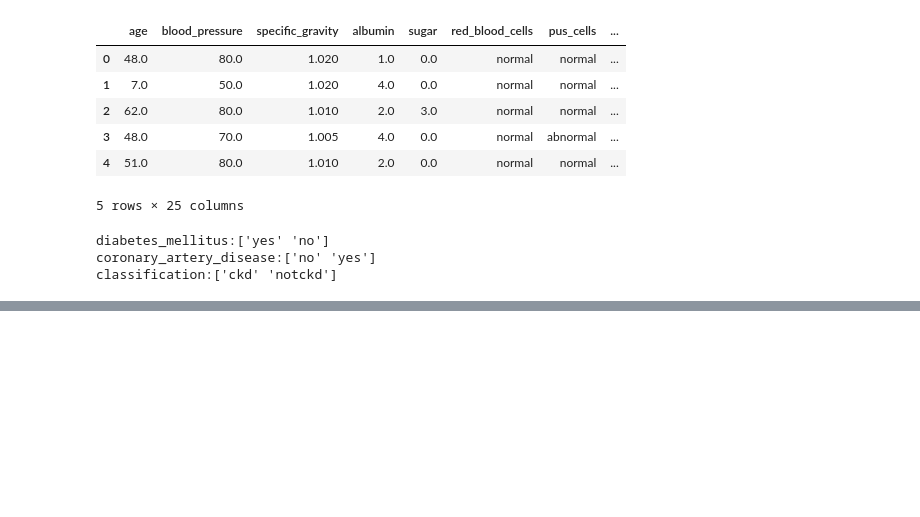
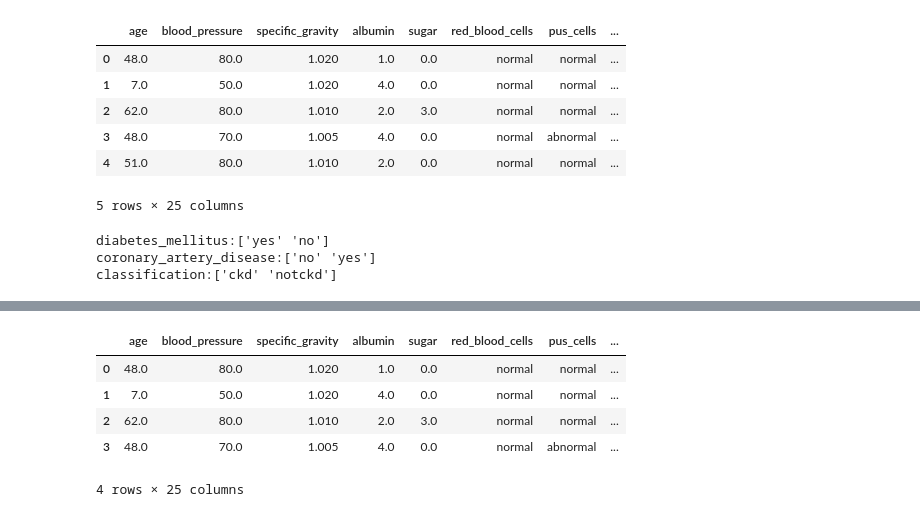
Before and after one commit to msandhiya07/Multidiseasesds, a Jupyter notebook: multidiseases.ipynb, the cells around one changed output, grey strips where cells are left out. Drawn from its saved outputs; the diff is of its cells as text; code cells hidden in the pictures; blank space fills up the shorter version.

```diff
--- a/multidiseases.ipynb
+++ b/multidiseases.ipynb
@@ -327,0 +352,9 @@ classification:['ckd' 'notckd']
+# %%
+k_df.head(4)
+# %% [output]
+|  | age | blood_pressure | specific_gravity | albumin | sugar | red_blood_cells | pus_cells | ... |
+| 0 | 48.0 | 80.0 | 1.020 | 1.0 | 0.0 | normal | normal | ... |
+| 1 | 7.0 | 50.0 | 1.020 | 4.0 | 0.0 | normal | normal | ... |
+| 2 | 62.0 | 80.0 | 1.010 | 2.0 | 3.0 | normal | normal | ... |
+| 3 | 48.0 | 70.0 | 1.005 | 4.0 | 0.0 | normal | abnormal | ... |
+4 rows × 25 columns
```
Also changed, not shown: parts of 2 cells of this notebook.
